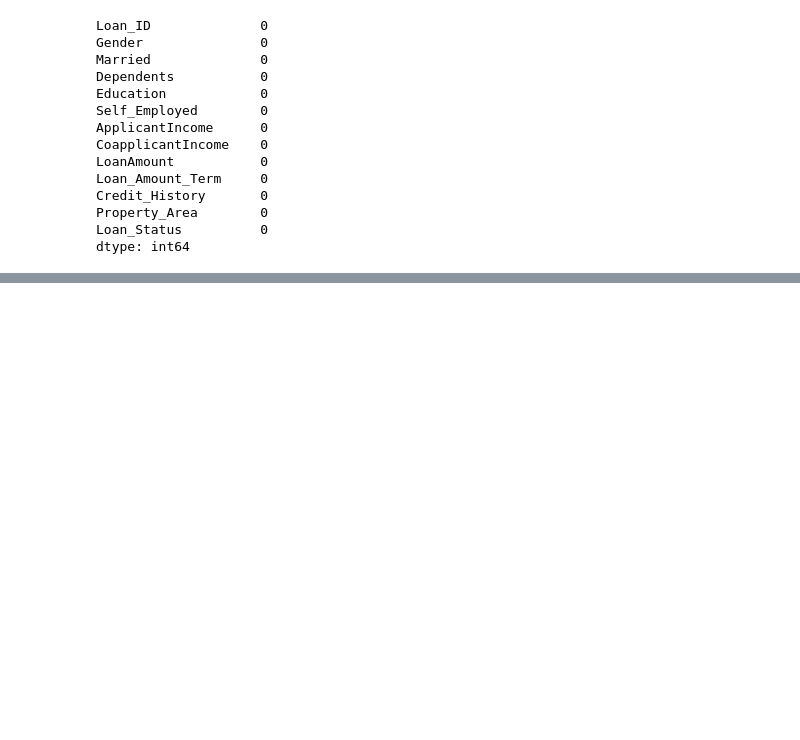
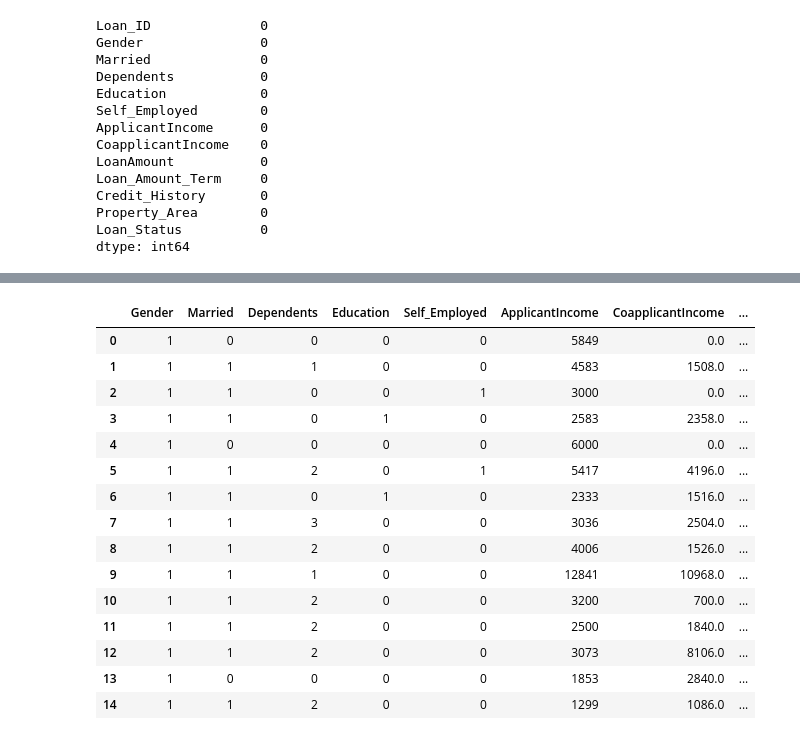
Before and after one commit to MuneefMumthas/CO653-TEAM-EM, a Jupyter notebook: CO653-TEAM-EM.ipynb, the cells around one changed output, grey strips where cells are left out. Cells and saved outputs as stored; diff of their text form; code cells hidden in the pictures; blank space fills up the shorter version.

```diff
--- a/CO653-TEAM-EM.ipynb
+++ b/CO653-TEAM-EM.ipynb
@@ -151,0 +187,19 @@ train.tail()
+# %%
+train.head(15)
+# %% [output]
+|  | Gender | Married | Dependents | Education | Self_Employed | ApplicantIncome | CoapplicantIncome | ... |
+| 0 | 1 | 0 | 0 | 0 | 0 | 5849 | 0.0 | ... |
+| 1 | 1 | 1 | 1 | 0 | 0 | 4583 | 1508.0 | ... |
+| 2 | 1 | 1 | 0 | 0 | 1 | 3000 | 0.0 | ... |
+| 3 | 1 | 1 | 0 | 1 | 0 | 2583 | 2358.0 | ... |
+| 4 | 1 | 0 | 0 | 0 | 0 | 6000 | 0.0 | ... |
+| 5 | 1 | 1 | 2 | 0 | 1 | 5417 | 4196.0 | ... |
+| 6 | 1 | 1 | 0 | 1 | 0 | 2333 | 1516.0 | ... |
+| 7 | 1 | 1 | 3 | 0 | 0 | 3036 | 2504.0 | ... |
+| 8 | 1 | 1 | 2 | 0 | 0 | 4006 | 1526.0 | ... |
+| 9 | 1 | 1 | 1 | 0 | 0 | 12841 | 10968.0 | ... |
+| 10 | 1 | 1 | 2 | 0 | 0 | 3200 | 700.0 | ... |
+| 11 | 1 | 1 | 2 | 0 | 0 | 2500 | 1840.0 | ... |
+| 12 | 1 | 1 | 2 | 0 | 0 | 3073 | 8106.0 | ... |
+| 13 | 1 | 0 | 0 | 0 | 0 | 1853 | 2840.0 | ... |
+| 14 | 1 | 1 | 2 | 0 | 0 | 1299 | 1086.0 | ... |
```
Also changed, not shown: parts of 7 cells of this notebook.
